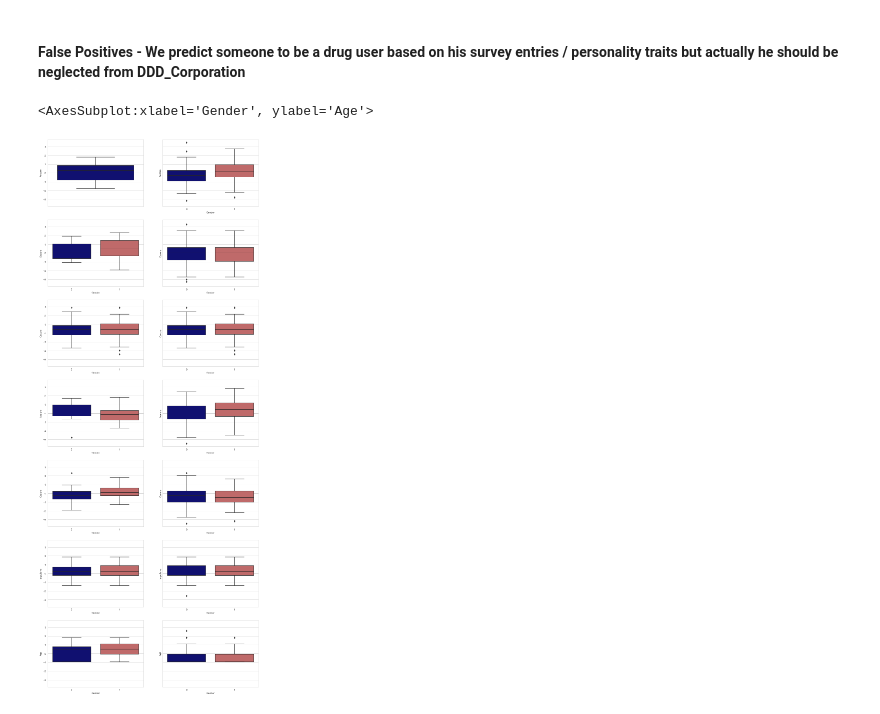
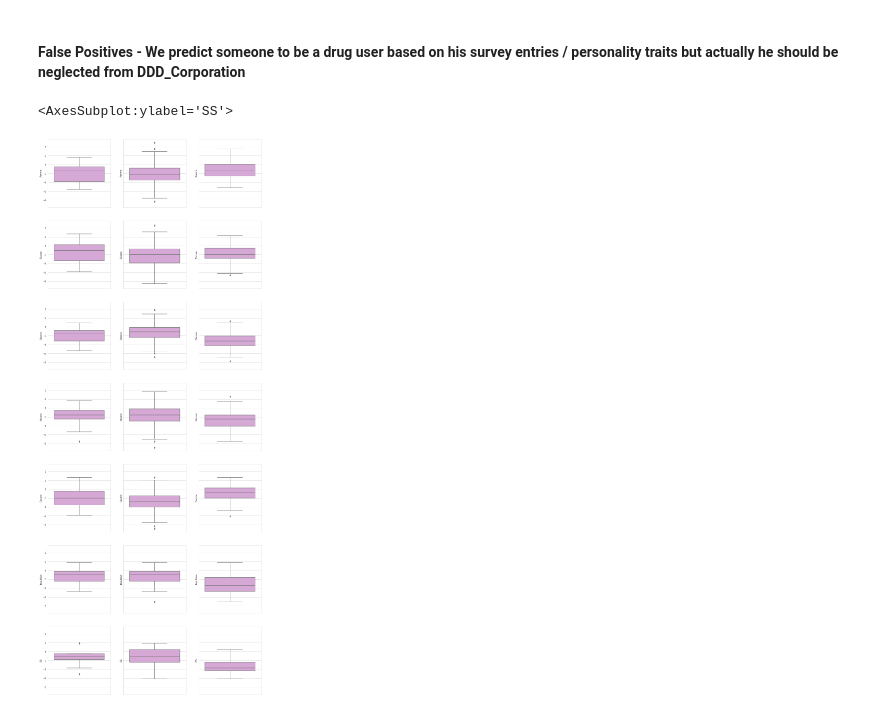
Before and after one commit to SebastianRoetten/Personality_vs_drug_use, a Jupyter notebook: SVC.ipynb, the cells around one changed output. Saved outputs shown, nothing was run; the diff lists cells and outputs as text; code cells hidden in the pictures.

```diff
--- a/SVC.ipynb
+++ b/SVC.ipynb
@@ -148,6 +148,7 @@ X_test.query("Party_pred == 1 & Party_test == 0")
 # %%
 fp = X_test.query("Party_pred == 1 & Party_test == 0")
 tp = X_test.query("Party_pred == 1 & Party_test == 1")
+tn = X_test.query("Party_pred == 0 & Party_test == 0")
 tp.describe()
 # %% [output]
 |  | Party_pred | Party_test | Age | Gender | Education | Country | Ethnicity | Nscore | Escore | Oscore | ... |
@@ -162,24 +163,37 @@ tp.describe()
 # %% [markdown]
 #### False Positives - We predict someone to be a drug user based on his survey entries / personality traits but actually he should be neglected from DDD_Corporation
 # %%
-f, axes = plt.subplots(7,2, figsize=(15,40), sharey=True)
-custom_palette_gender = ["navy", "indianred"]
-sns.set_palette(custom_palette_gender)
+f, axes = plt.subplots(7,3, figsize=(15,40), share=True)
+custom_palette = ["plum"]
+sns.set_palette(custom_palette)
 
-sns.boxplot(y="Ascore", x="Gender" , data=fp, ax=axes[0][0])
-sns.boxplot(y="Ascore", x="Gender" , data=tp, ax=axes[0][1])
-sns.boxplot(y="Escore", x="Gender" , data=fp, ax=axes[1][0])
-sns.boxplot(y="Escore", x="Gender" , data=tp, ax=axes[1][1])
-sns.boxplot(y="Oscore", x="Gender" , data=tp, ax=axes[2][0])
-sns.boxplot(y="Oscore", x="Gender" , data=tp, ax=axes[2][1])
-sns.boxplot(y="Nscore", x="Gender" , data=fp, ax=axes[3][0])
-sns.boxplot(y="Nscore", x="Gender" , data=tp, ax=axes[3][1])
-sns.boxplot(y="Cscore", x="Gender" , data=fp, ax=axes[4][0])
-sns.boxplot(y="Cscore", x="Gender" , data=tp, ax=axes[4][1])
-sns.boxplot(y="Impulsive", x="Gender" , data=fp, ax=axes[5][0])
-sns.boxplot(y="Impulsive", x="Gender" , data=tp, ax=axes[5][1])
-sns.boxplot(y="Age", x="Gender" , data=fp, ax=axes[6][0])
-sns.boxplot(y="Age", x="Gender" , data=tp, ax=axes[6][1])
+sns.boxplot(y="Ascore", data=fp, ax=axes[0][0])
+sns.boxplot(y="Ascore", data=tp, ax=axes[0][1])
+sns.boxplot(y="Ascore", data=tn, ax=axes[0][2])
+
+sns.boxplot(y="Escore", data=fp, ax=axes[1][0])
+sns.boxplot(y="Escore", data=tp, ax=axes[1][1])
+sns.boxplot(y="Escore", data=tn, ax=axes[1][2])
+
+sns.boxplot(y="Oscore", data=fp, ax=axes[2][0])
+sns.boxplot(y="Oscore", data=tp, ax=axes[2][1])
+sns.boxplot(y="Oscore", data=tn, ax=axes[2][2])
+
+sns.boxplot(y="Nscore", data=fp, ax=axes[3][0])
+sns.boxplot(y="Nscore", data=tp, ax=axes[3][1])
+sns.boxplot(y="Nscore", data=tn, ax=axes[3][2])
+
+sns.boxplot(y="Cscore", data=fp, ax=axes[4][0])
+sns.boxplot(y="Cscore", data=tp, ax=axes[4][1])
+sns.boxplot(y="Cscore", data=tn, ax=axes[4][2])
+
+sns.boxplot(y="Impulsive", data=fp, ax=axes[5][0])
+sns.boxplot(y="Impulsive", data=tp, ax=axes[5][1])
+sns.boxplot(y="Impulsive", data=tn, ax=axes[5][2])
+
+sns.boxplot(y="SS", data=fp, ax=axes[6][0])
+sns.boxplot(y="SS", data=tp, ax=axes[6][1])
+sns.boxplot(y="SS", data=tn, ax=axes[6][2])
 # %% [output]
-<AxesSubplot:xlabel='Gender', ylabel='Age'>
+<AxesSubplot:ylabel='SS'>
-[figure, old version]
+[figure, new version]
```
Also changed, not shown: parts of 8 cells of this notebook, 1 other file.
